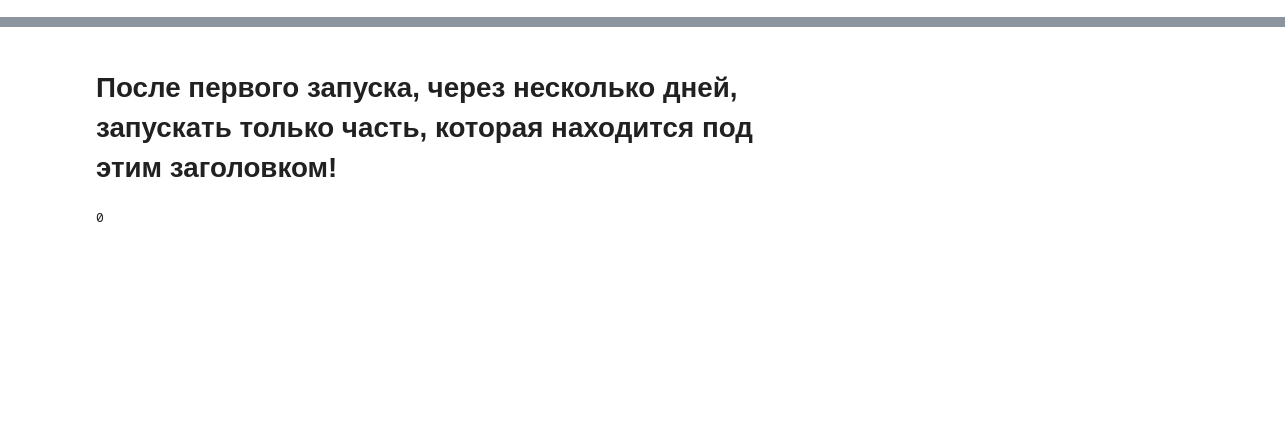
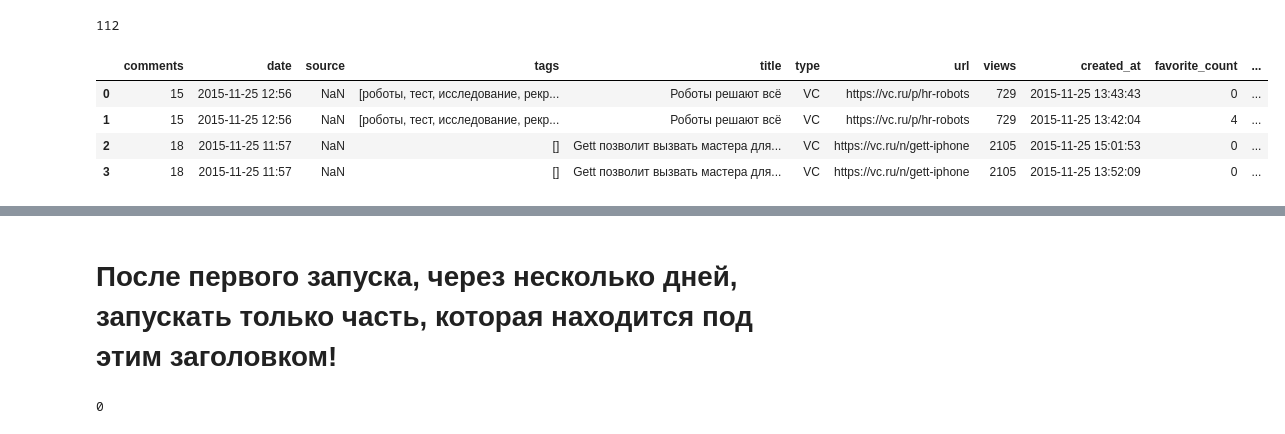
Before and after one commit to pashna/twitter_news_prediction, a Jupyter notebook: TJournal.ipynb, the cells around one changed output, grey strips where cells are left out. Cells and saved outputs as stored; diff of their text form; code cells hidden in the pictures; blank space fills up the shorter version.

```diff
--- a/TJournal.ipynb
+++ b/TJournal.ipynb
@@ -371,0 +394,3 @@ pages = loader.get_tj_news_info(min_index=1, count=4, last_news="android-chrome-
+# %%
+vc = VCLoader()
+vc_pages = vc.get_tj_news_info(first_date="2015-11-25 14:00", last_date="2015-11-17 10:00")
@@ -371,0 +402,2 @@ pages = loader.get_tj_news_info(min_index=1, count=4, last_news="android-chrome-
+# %%
+pages = vc_pages + tj_pages
@@ -385,3 +415,21 @@ tweeter_data = tw.load_tweets_by_term(pages)
 # %%
 tweeter_data = pd.DataFrame(tweeter_data)
 tweeter_data.to_csv(OUT_TWITTER_FILE, sep=",", index=False, encoding="utf-8", quoting=csv.QUOTE_NONNUMERIC)
+# %%
+# !!!!   !!!!!!!!!! !!!!!!!!!!1 !!!!!!!!!!!!
+# Сначала почищу данные. Там, где не материалы редакции - мусор, на который твитов то почти и нет!
+news_info = news_info[ (news_info['type'] == "VC") | (news_info["type"] == "TJ_P")]
+len(news_info["url"].unique())
+# %% [output]
+112
+# %%
+# Мерджим дата фреймы
+df = news_info.merge(tweeter_data, on='url', left_index=False, right_index=False)
+# %%
+df.head(4)
+# %% [output]
+|  | comments | date | source | tags | title | type | url | views | created_at | favorite_count | ... |
+| 0 | 15 | 2015-11-25 12:56 | NaN | [роботы, тест, исследование, рекр... | Роботы решают всё | VC | https://vc.ru/p/hr-robots | 729 | 2015-11-25 13:43:43 | 0 | ... |
+| 1 | 15 | 2015-11-25 12:56 | NaN | [роботы, тест, исследование, рекр... | Роботы решают всё | VC | https://vc.ru/p/hr-robots | 729 | 2015-11-25 13:42:04 | 4 | ... |
+| 2 | 18 | 2015-11-25 11:57 | NaN | [] | Gett позволит вызвать мастера для... | VC | https://vc.ru/n/gett-iphone | 2105 | 2015-11-25 15:01:53 | 0 | ... |
+| 3 | 18 | 2015-11-25 11:57 | NaN | [] | Gett позволит вызвать мастера для... | VC | https://vc.ru/n/gett-iphone | 2105 | 2015-11-25 13:52:09 | 0 | ... |
```
Also changed, not shown: parts of 37 cells of this notebook.
